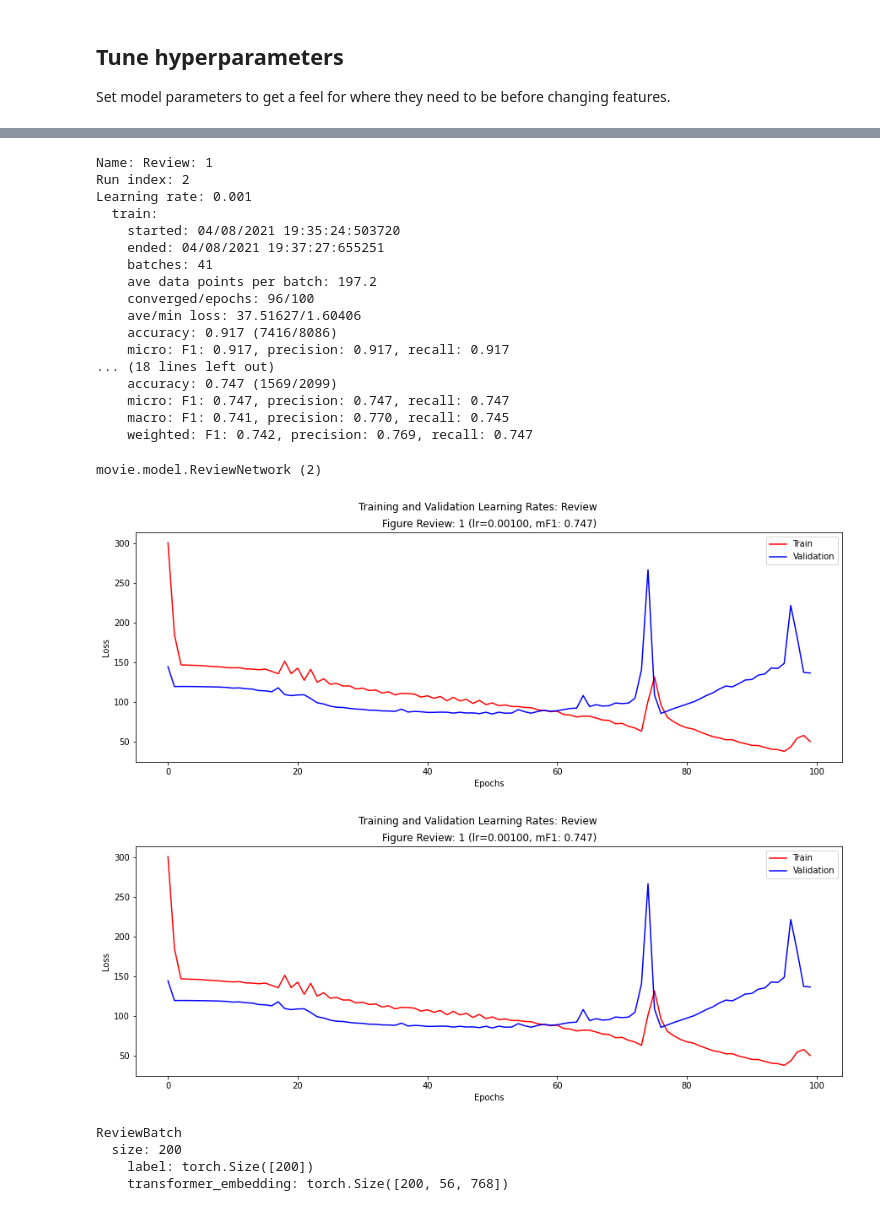
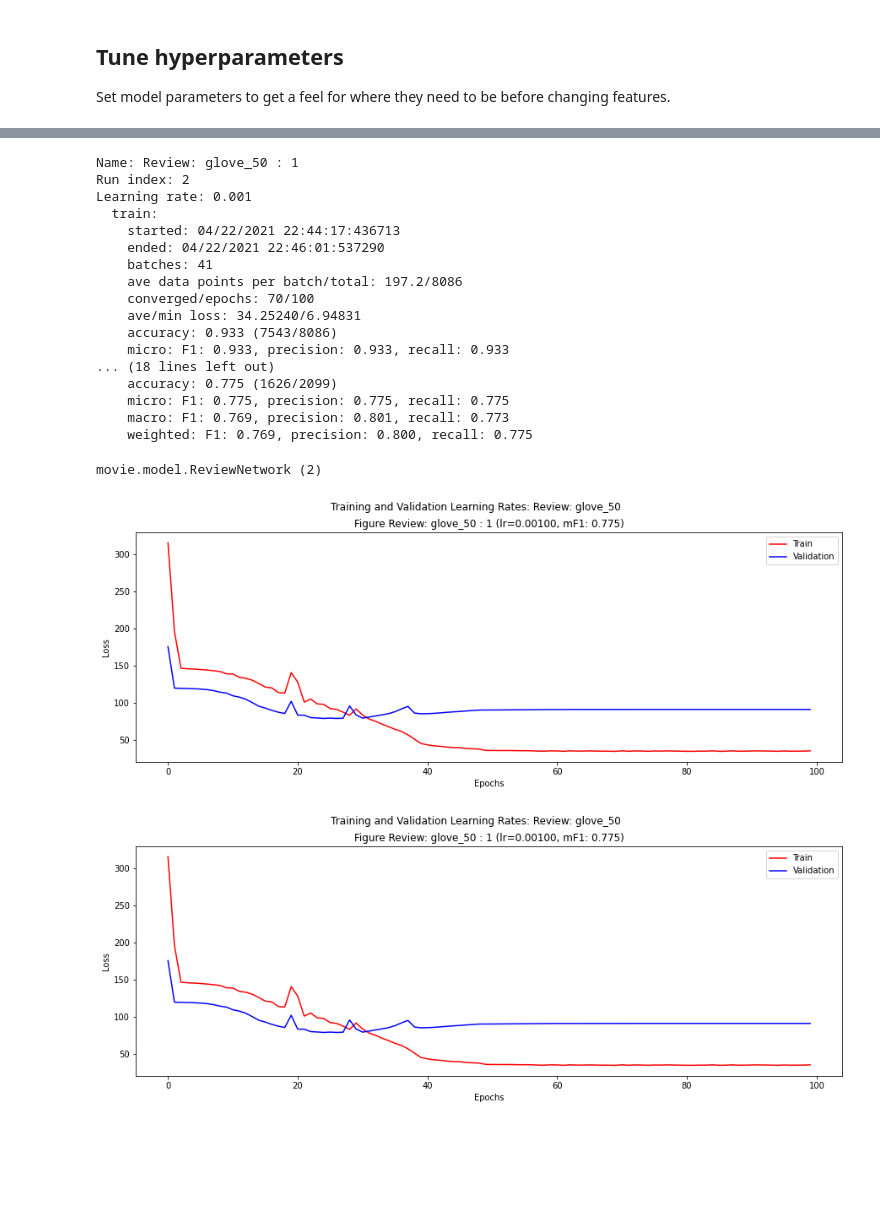
Before and after one commit to plandes/deepnlp, a Jupyter notebook: example/movie/notebook/movie.ipynb, the cells around one changed output, grey strips where cells are left out. Cells and saved outputs as stored; diff of their text form; code cells hidden in the pictures; blank space fills up the shorter version.

Commit message:
notebook: rerun

```diff
--- a/example/movie/notebook/movie.ipynb
+++ b/example/movie/notebook/movie.ipynb
@@ -32,9 +32,7 @@ TorchConfig.init()
 cli_factory = CliFactory.instance(root_dir=app_root_dir)
 
 def create_facade(model: str = 'glove50'):
-    """Create and return a facade with columns that fit a notebook.
-
-    """
+    """Create and return a facade with columns that fit a notebook."""
     # create a factoty that instantiates Python objects using a simple configuration (INI)
     facade = cli_factory.create_facade(['-c', str(app_root_dir / 'models' / f'{model}.conf')])
     # set console based logging
@@ -268,6 +267,7 @@ movie.model.ReviewNetwork (2)
 # %%
 facade.embedding = 'transformer_embedding'
-facade.epochs = 100
+facade.epochs = 50
+facade.language_attributes = set()
 facade.train()
 facade.test()
 facade.write_result()
@@ -297,29 +294,20 @@ facade.plot_result()
-Name: Review: 1
+Name: Review: glove_50 : 1
 Run index: 2
 Learning rate: 0.001
   train:
-    started: 04/08/2021 19:35:24:503720
-    ended: 04/08/2021 19:37:27:655251
+    started: 04/22/2021 22:44:17:436713
+    ended: 04/22/2021 22:46:01:537290
     batches: 41
-    ave data points per batch: 197.2
-    converged/epochs: 96/100
-    ave/min loss: 37.51627/1.60406
-    accuracy: 0.917 (7416/8086)
-    micro: F1: 0.917, precision: 0.917, recall: 0.917
+    ave data points per batch/total: 197.2/8086
+    converged/epochs: 70/100
+    ave/min loss: 34.25240/6.94831
+    accuracy: 0.933 (7543/8086)
+    micro: F1: 0.933, precision: 0.933, recall: 0.933
 ... (18 lines left out)
-    accuracy: 0.747 (1569/2099)
-    micro: F1: 0.747, precision: 0.747, recall: 0.747
-    macro: F1: 0.741, precision: 0.770, recall: 0.745
-    weighted: F1: 0.742, precision: 0.769, recall: 0.747
+    accuracy: 0.775 (1626/2099)
+    micro: F1: 0.775, precision: 0.775, recall: 0.775
+    macro: F1: 0.769, precision: 0.801, recall: 0.773
+    weighted: F1: 0.769, precision: 0.800, recall: 0.775
 movie.model.ReviewNetwork (2)
-[figure, old version]
+[figure, new version]
-[figure, old version]
+[figure, new version]
-# %%
-import itertools as it
-for b in it.islice(facade.batch_stash.values(), 1):
-    b.write()
-# %% [output]
-ReviewBatch
-  size: 200
-    label: torch.Size([200])
-    transformer_embedding: torch.Size([200, 56, 768])
```
Also changed, not shown: parts of 6 cells of this notebook.
